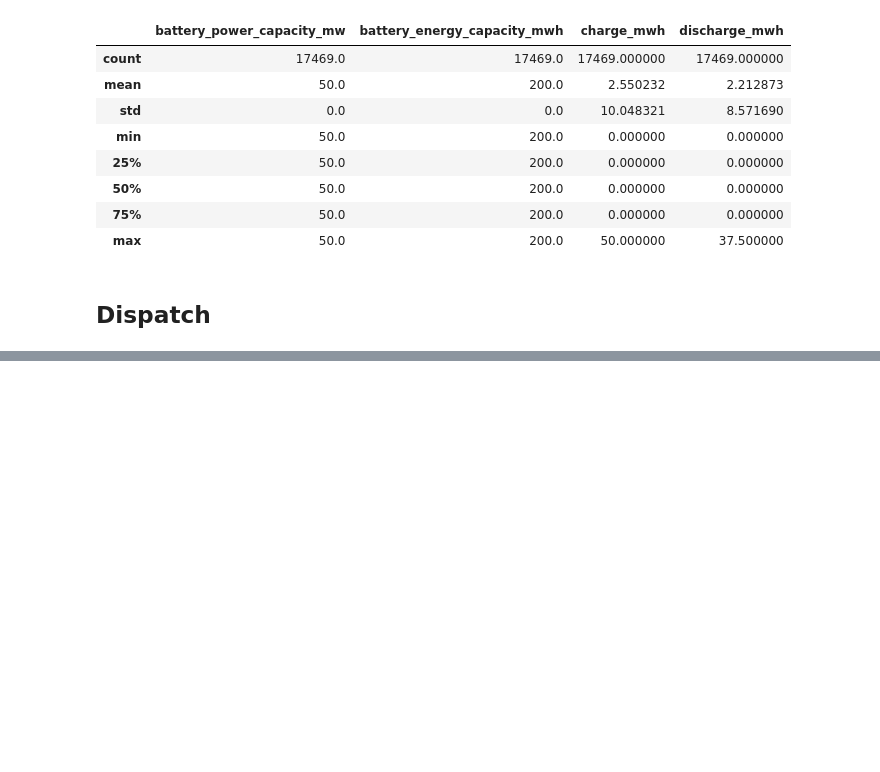
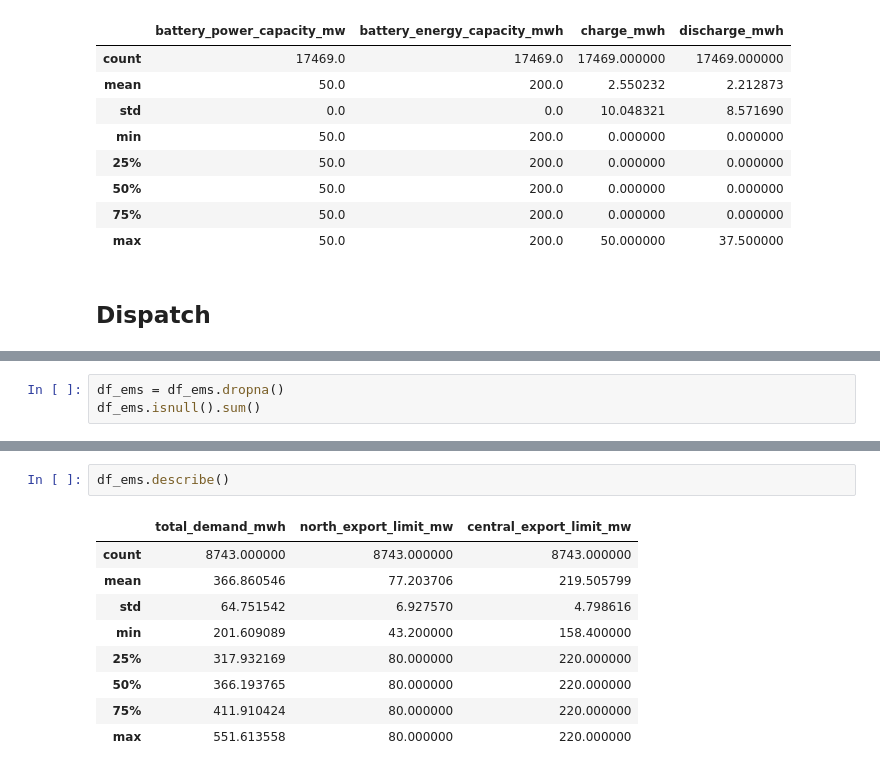
Before and after one commit to sadamhabnawi28/GreenGrid_Energy_Project, a Jupyter notebook: scripts/data_cleaning.ipynb, the cells around one changed output, grey strips where cells are left out. Saved outputs shown, nothing was run; the diff lists cells and outputs as text; blank space fills up the shorter version.

```diff
--- a/scripts/data_cleaning.ipynb
+++ b/scripts/data_cleaning.ipynb
@@ -177,0 +248,3 @@ df_bess.describe()
+# %%
+df_ems = df_ems.dropna()
+df_ems.isnull().sum()
@@ -177,0 +260,12 @@ df_bess.describe()
+# %%
+df_ems.describe()
+# %% [output]
+|  | total_demand_mwh | north_export_limit_mw | central_export_limit_mw |
+| count | 8743.000000 | 8743.000000 | 8743.000000 |
+| mean | 366.860546 | 77.203706 | 219.505799 |
+| std | 64.751542 | 6.927570 | 4.798616 |
+| min | 201.609089 | 43.200000 | 158.400000 |
+| 25% | 317.932169 | 80.000000 | 220.000000 |
+| 50% | 366.193765 | 80.000000 | 220.000000 |
+| 75% | 411.910424 | 80.000000 | 220.000000 |
+| max | 551.613558 | 80.000000 | 220.000000 |
```
Also changed, not shown: parts of 11 cells of this notebook.
